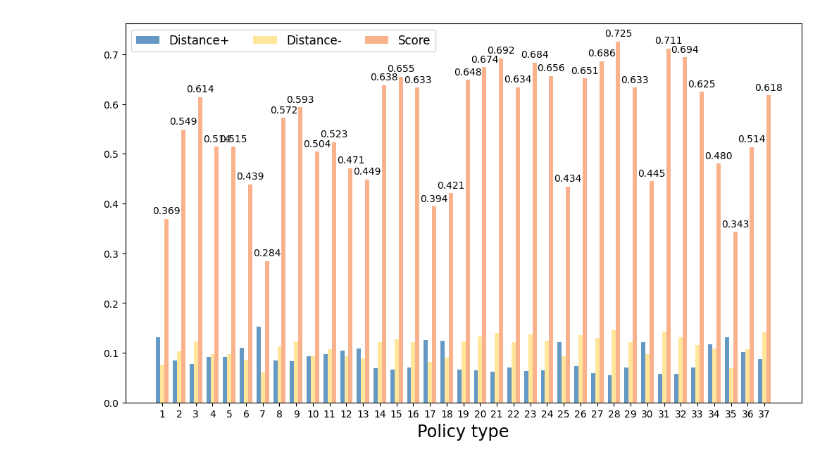
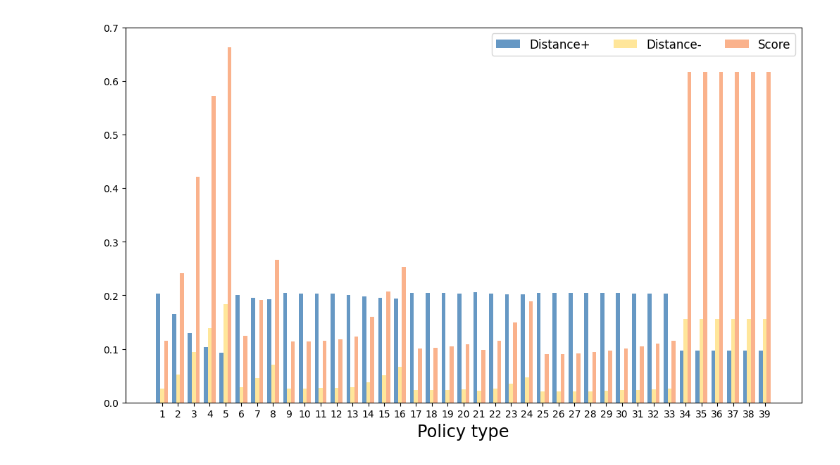
Before and after one commit to eric-gitta-moore/2022MCM-B, a Jupyter notebook: Q2/topsis.ipynb, the cells around one changed output. Drawn from its saved outputs; the diff is of its cells as text; code cells hidden in the pictures.

```diff
--- a/Q2/topsis.ipynb
+++ b/Q2/topsis.ipynb
@@ -34,22 +34,14 @@ def topsis(data, weight=None):
     return Result, Z, weight
 
 
-weight = [0.09037,
-          0.05344,
-          0.10473,
-          0.20769,
-          0.06318,
-          0.09193,
-          0.1028,
-          0.24861,
-          0.03723]
+weight = [0.00689, 0.00629, 0.35295, 0.006, 0.00931, 0.0096, 0.00529, 0.39955, 0.20412]
 data = pd.read_excel(
-    r"E:\Programing\PycharmProjects\2022MCM-B\Q2\处理数据\政策(1)(1).xlsx")  #The path and the name of the file
+    r"E:\Programing\PycharmProjects\2022MCM-B\Q2\处理数据\第二问制定的政策.xlsx")  #The path and the name of the file
 # data = pd.read_excel(
 #     r"E:\Programing\PycharmProjects\2022MCM-B\Q2\处理数据\政策(1).xlsx")  #The path and the name of the file
 
 data = data.set_index('政策')
 Result, Z, weight = topsis(data, weight)
 res = Result.iloc[:, -4:-1]
-res
+Result
 # %% [output]
@@ -86,34 +78,34 @@ x = np.arange(len(species))  # the label locations
 width = 0.25  # the width of the bars
 multiplier = 0
 
 fig, ax = plt.subplots(constrained_layout=True, figsize=(10, 6))
 
 # Distance+
 offset = width * multiplier
 rects = ax.bar(x + offset, list(penguin_means.items())[multiplier][1], width,
                label=list(penguin_means.items())[multiplier][0], color='#6698c4')
 multiplier += 1
 
 # Distance-
 offset = width * multiplier
 rects = ax.bar(x + offset, list(penguin_means.items())[multiplier][1], width,
                label=list(penguin_means.items())[multiplier][0], color='#ffe69a')
 multiplier += 1
 
 # Score
 offset = width * multiplier
 rects = ax.bar(x + offset, list(penguin_means.items())[multiplier][1], width,
                label=list(penguin_means.items())[multiplier][0], color='#fab28c')
-ax.bar_label(rects, padding=3, fmt='%.3lf')
+# ax.bar_label(rects, padding=3, fmt='%.3lf')
 multiplier += 1
 
 # Add some text for labels, title and custom x-axis tick labels, etc.
 ax.set_xticks(x + width, species)
-ax.legend(loc='upper left', ncols=3, fontsize='large')
-# ax.set_ylim(0, 1.1)
+ax.legend(loc='upper right', ncols=3, fontsize='large')
+ax.set_ylim(0, 0.7)
 ax.set_xlabel('Policy type', fontsize='xx-large')
 
 plt.savefig('topsis.svg')
 plt.show()
 # %% [output]
-[figure, old version]
+[figure, new version]
```
Also changed, not shown: parts of 1 cell of this notebook, 5 other files.
